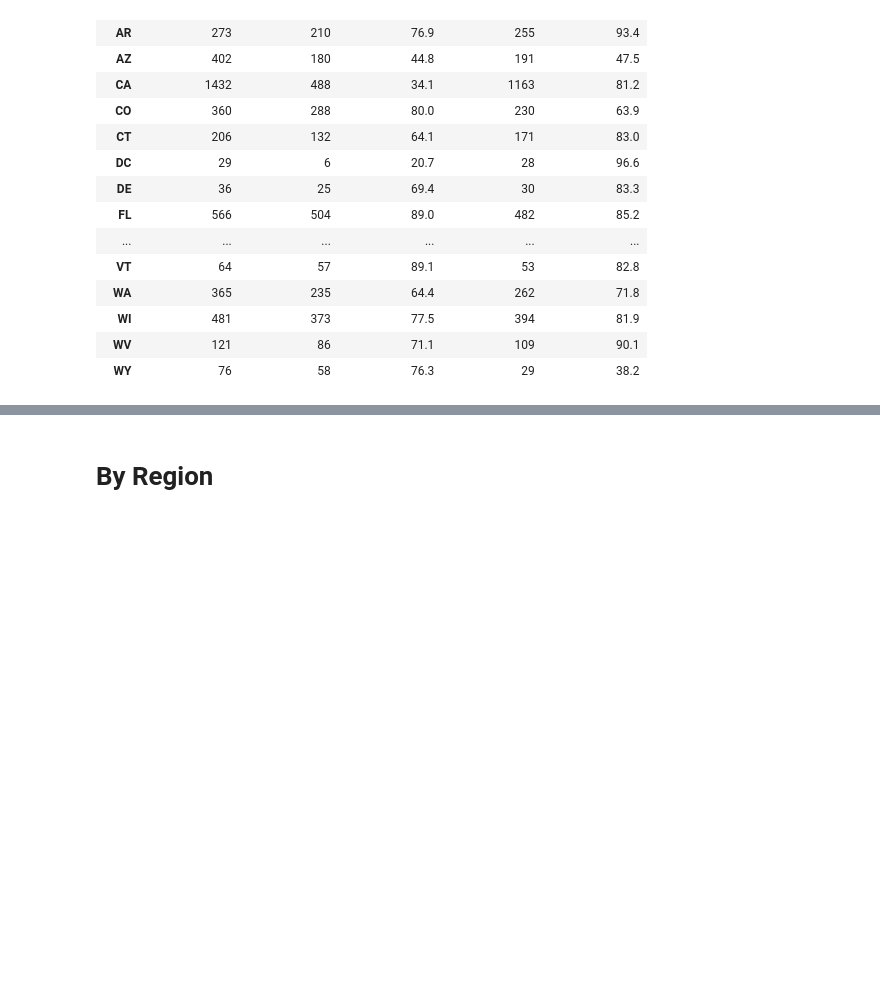
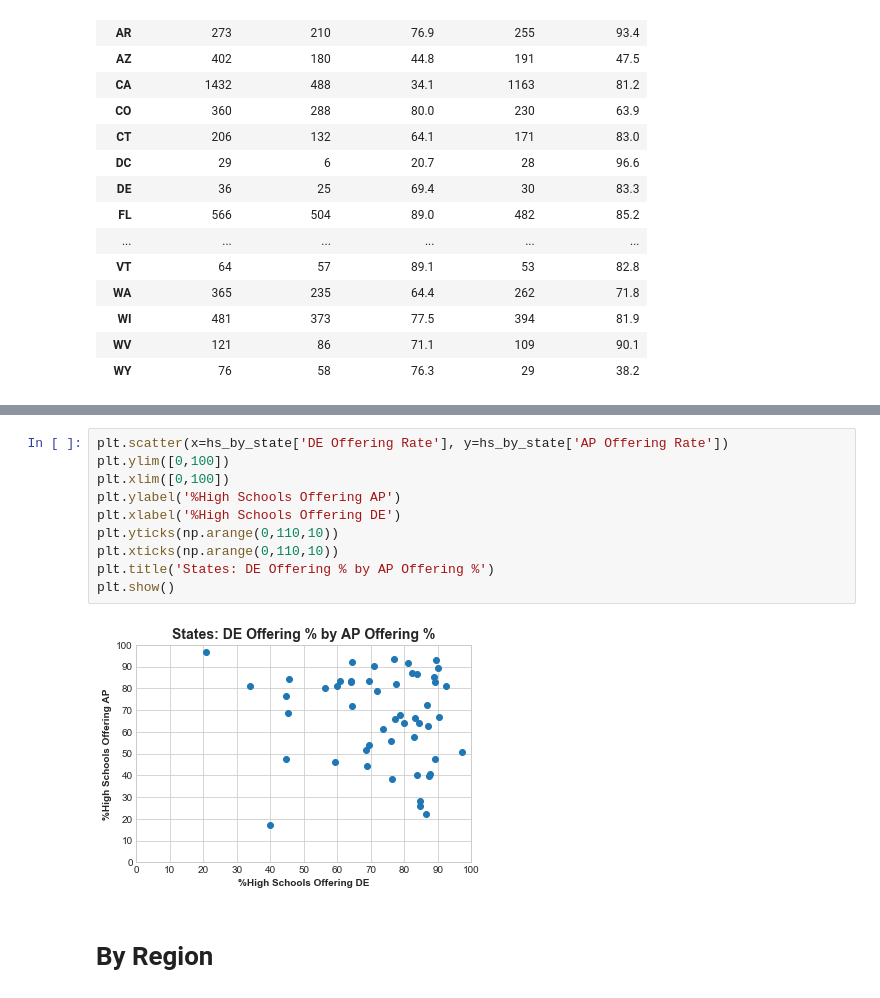
Before and after one commit to oconnoag/nacep_dual_enrollment_analysis, a Jupyter notebook: jupyter_notebooks/01_Flag_Analyses.ipynb, the cells around one changed output, grey strips where cells are left out. Saved outputs shown, nothing was run; the diff lists cells and outputs as text; blank space fills up the shorter version.

```diff
--- a/jupyter_notebooks/01_Flag_Analyses.ipynb
+++ b/jupyter_notebooks/01_Flag_Analyses.ipynb
@@ -355,6 +373,18 @@ iplot(ap_choromap)
 # iplot(ap_choromap, image = 'png', filename='./Visualizations/by_state_ap_choropleth')
 # %% [output]
 [interactive output not drawn]
+# %%
+plt.scatter(x=hs_by_state['DE Offering Rate'], y=hs_by_state['AP Offering Rate'])
+plt.ylim([0,100])
+plt.xlim([0,100])
+plt.ylabel('%High Schools Offering AP')
+plt.xlabel('%High Schools Offering DE')
+plt.yticks(np.arange(0,110,10))
+plt.xticks(np.arange(0,110,10))
+plt.title('States: DE Offering % by AP Offering %')
+plt.show()
+# %% [output]
+[figure, added]
 # %% [markdown]
 # By Region
 # %%
```
Also changed, not shown: parts of 1 cell of this notebook, 5 other files.
